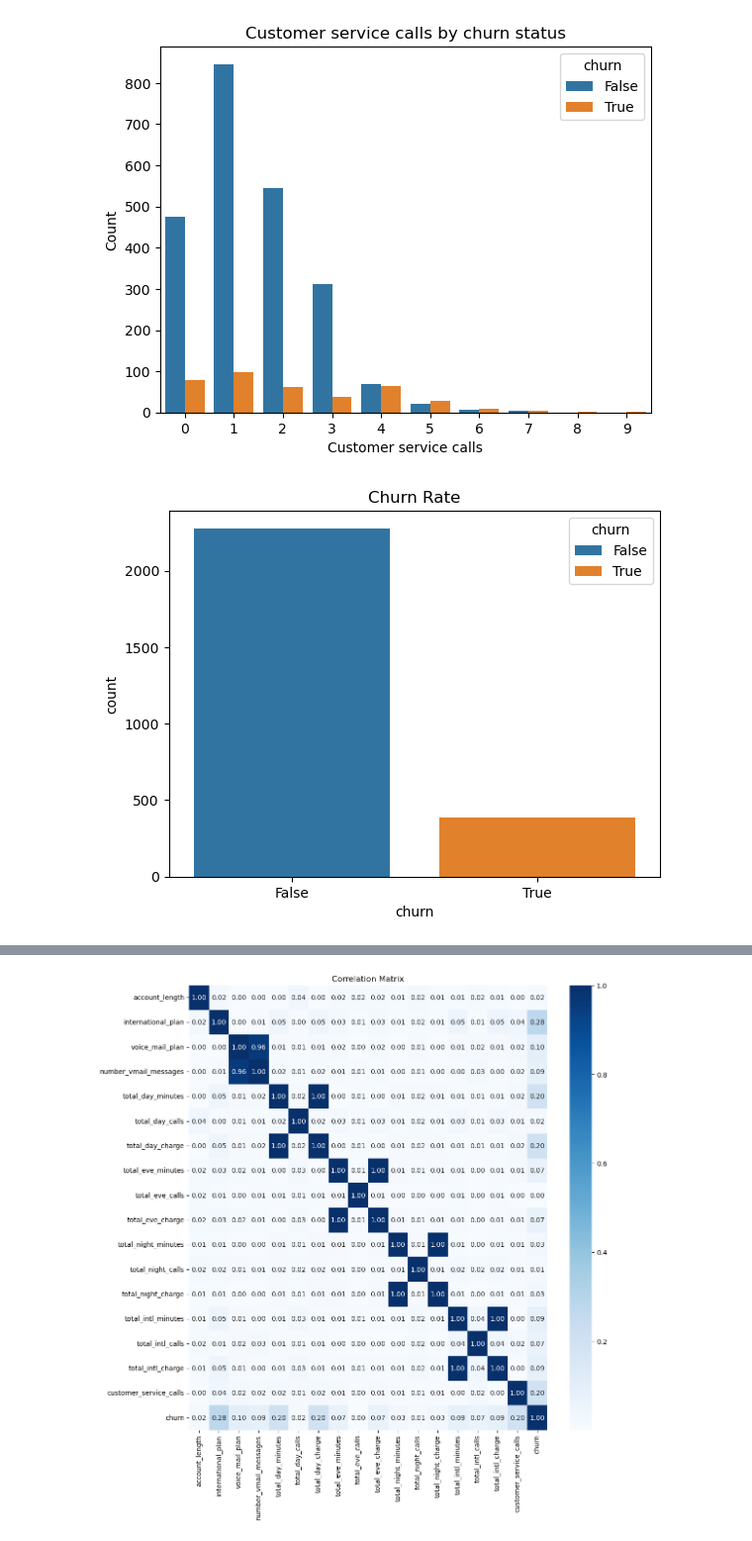
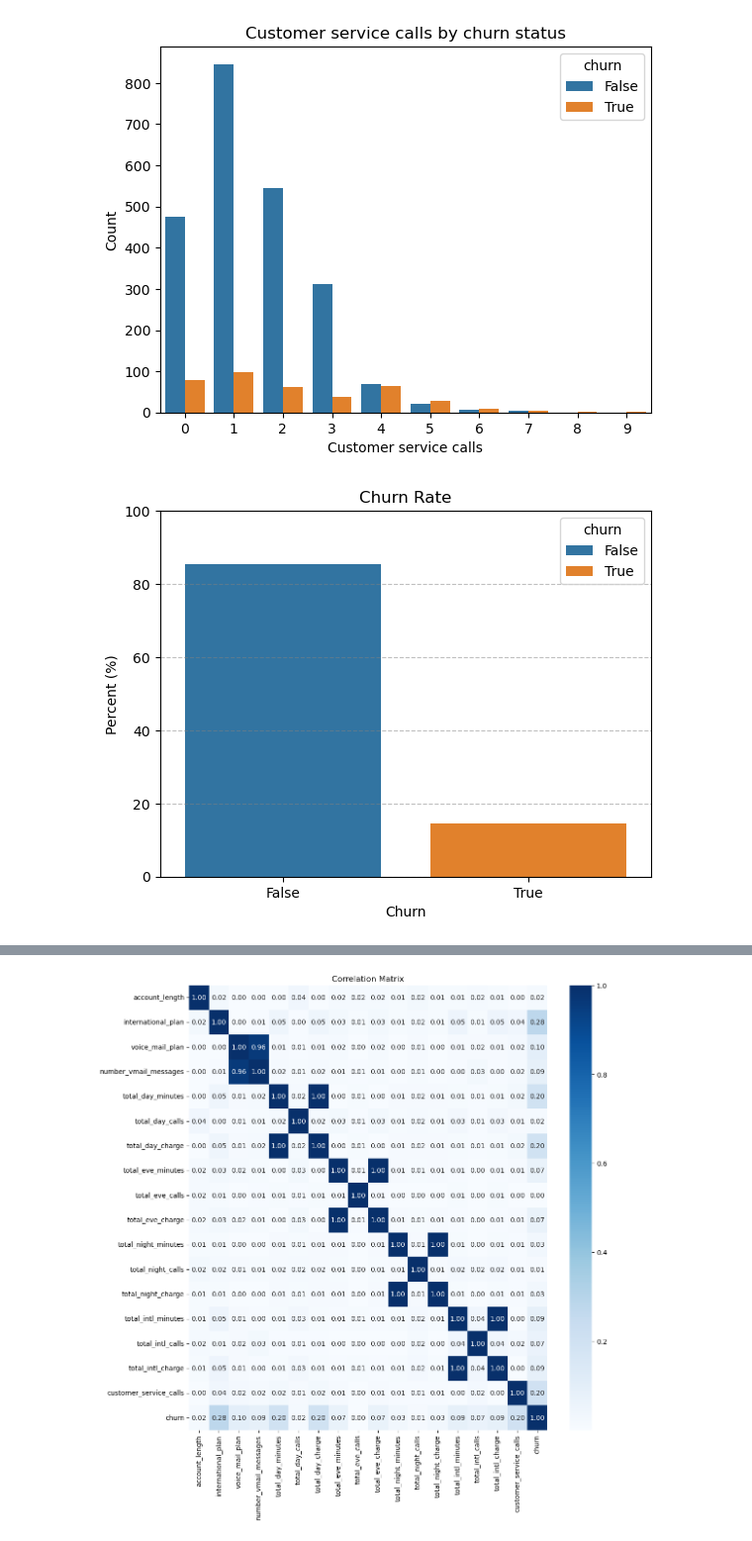
Before and after one commit to Erfan-Taherirani/Data_Science, a Jupyter notebook: Telecom Customer Churn/notebooks/eda.ipynb, the cells around one changed output, grey strips where cells are left out. Shown at 99% size. Drawn from its saved outputs; the diff is of its cells as text; code cells hidden in the pictures.

```diff
--- a/Telecom Customer Churn/notebooks/data_understanding.ipynb
+++ b/Telecom Customer Churn/notebooks/eda.ipynb
@@ -287,11 +301,17 @@ plt.show()
 # %%
 sns.countplot(
     data=df,
     x="churn",
     hue="churn",
+    stat="percent",
 )
 
 plt.title("Churn Rate")
+plt.xlabel("Churn")
+plt.ylabel("Percent (%)")
+plt.ylim(0, 100)
+
+plt.grid(True, axis="y", linestyle="--", alpha=0.5, color="grey")
 plt.show()
 # %% [output]
-[figure, old version]
+[figure, new version]
```
Also changed, not shown: parts of 18 cells of this notebook.
